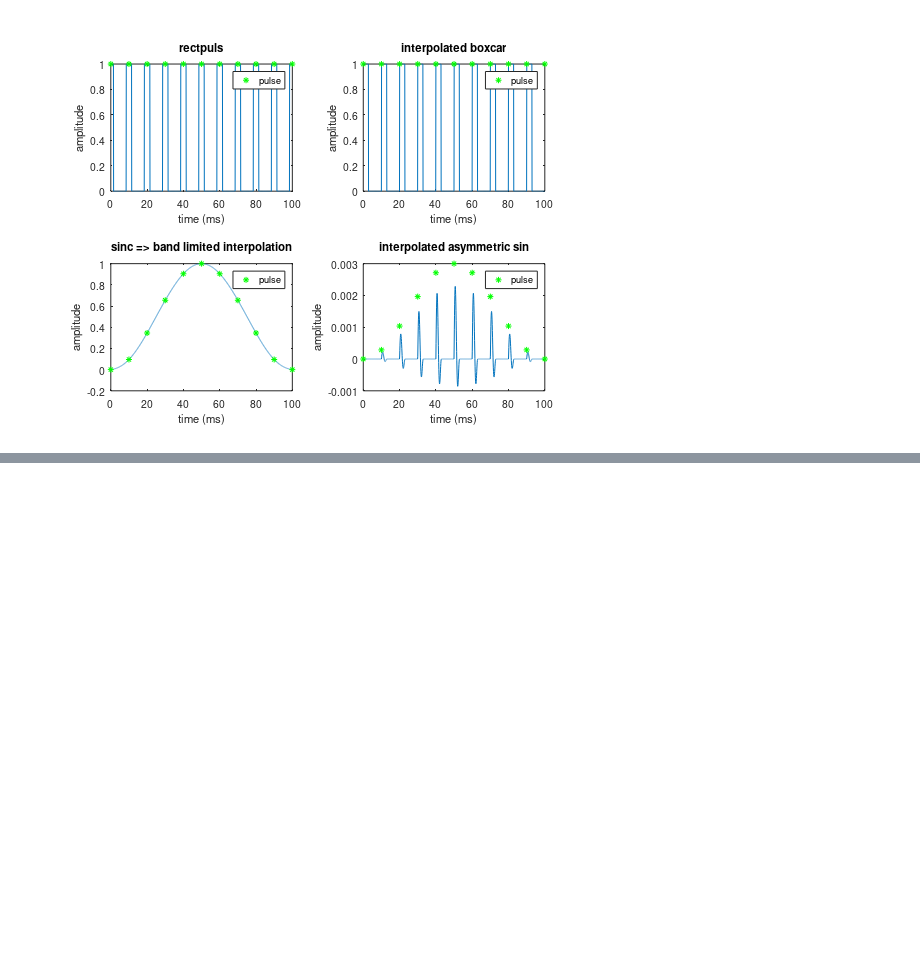
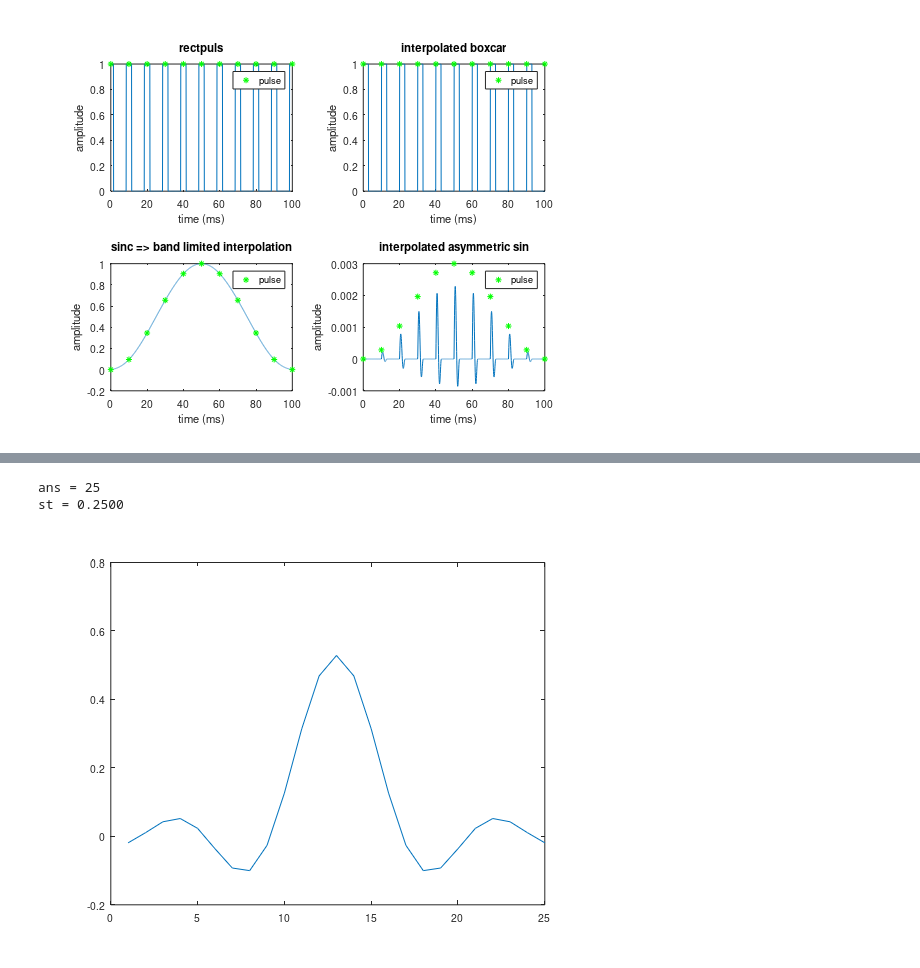
Before and after one commit to floose/py-ju-sea-dsp, a Jupyter notebook: ex1-rc-circ/octave-jupyter-pulse-generation.ipynb, the cells around one changed output, grey strips where cells are left out. Saved outputs shown, nothing was run; the diff lists cells and outputs as text; code cells hidden in the pictures; blank space fills up the shorter version.

Commit message:
added backup file of filter lenght.

```diff
--- a/ex1-rc-circ/octave-jupyter-pulse-generation.ipynb
+++ b/ex1-rc-circ/octave-jupyter-pulse-generation.ipynb
@@ -64,0 +125,14 @@ fs = 11025;                   # arbitrary sample rate
+# %%
+#Generating raised cosine filter
+#ex: h = rcosfir(0.2,[-3 3],4,1,'sqrt');
+data_rate = 50e3;
+Ts = 1/50e3;
+
+[h,st] = rcosfir(0.2,[-3 3],4,1,'sqrt');
+plot(h)
+length(h)
+st
+# %% [output]
+ans = 25
+st = 0.2500
+[figure, added]
```
Also changed, not shown: parts of 10 cells of this notebook, 1 other file.
